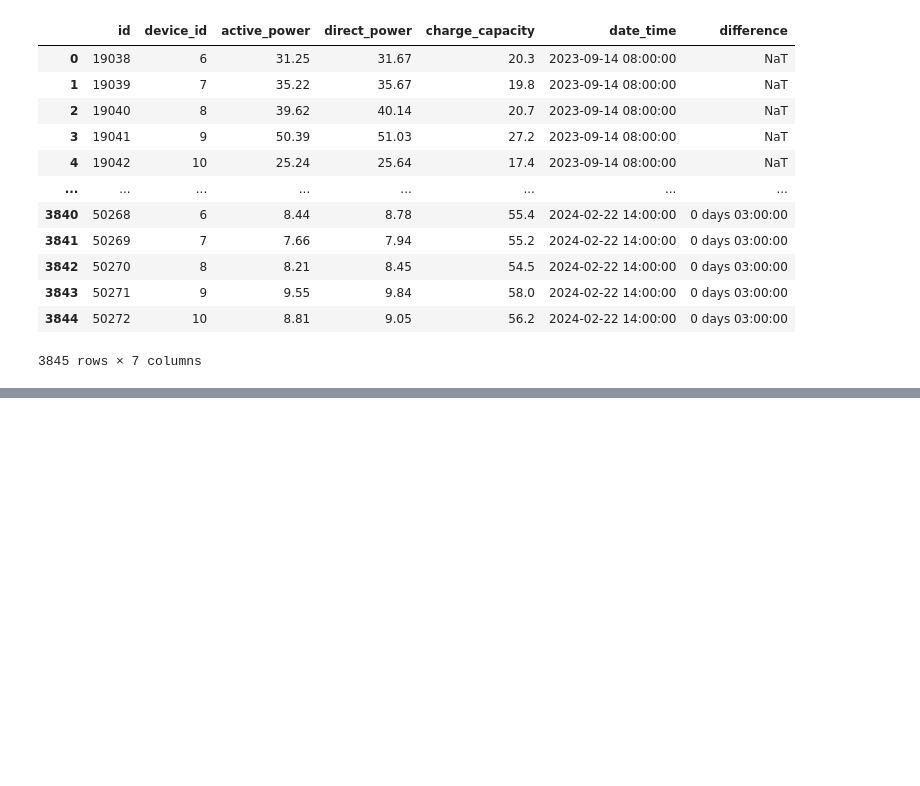
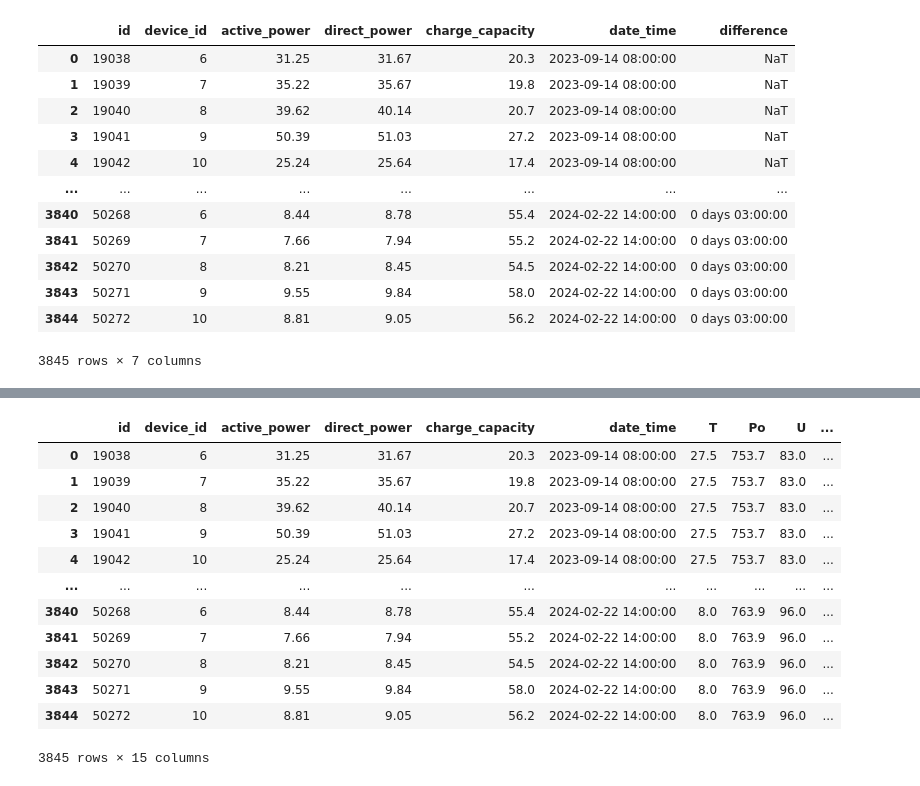
Before and after one commit to UGama/ChenTai_Power_Station, a Jupyter notebook: data_process.ipynb, the cells around one changed output, grey strips where cells are left out. Cells and saved outputs as stored; diff of their text form; code cells hidden in the pictures; blank space fills up the shorter version.

Commit message:
merged data process

```diff
--- a/data_process.ipynb
+++ b/data_process.ipynb
@@ -748,0 +813,17 @@ df_pv
+# %%
+merged_df.drop(['difference_x','difference_y'], axis=1, inplace=True)
+merged_df
+# %% [output]
+|  | id | device_id | active_power | direct_power | charge_capacity | date_time | T | Po | U | ... |
+| 0 | 19038 | 6 | 31.25 | 31.67 | 20.3 | 2023-09-14 08:00:00 | 27.5 | 753.7 | 83.0 | ... |
+| 1 | 19039 | 7 | 35.22 | 35.67 | 19.8 | 2023-09-14 08:00:00 | 27.5 | 753.7 | 83.0 | ... |
+| 2 | 19040 | 8 | 39.62 | 40.14 | 20.7 | 2023-09-14 08:00:00 | 27.5 | 753.7 | 83.0 | ... |
+| 3 | 19041 | 9 | 50.39 | 51.03 | 27.2 | 2023-09-14 08:00:00 | 27.5 | 753.7 | 83.0 | ... |
+| 4 | 19042 | 10 | 25.24 | 25.64 | 17.4 | 2023-09-14 08:00:00 | 27.5 | 753.7 | 83.0 | ... |
+| ... | ... | ... | ... | ... | ... | ... | ... | ... | ... | ... |
+| 3840 | 50268 | 6 | 8.44 | 8.78 | 55.4 | 2024-02-22 14:00:00 | 8.0 | 763.9 | 96.0 | ... |
+| 3841 | 50269 | 7 | 7.66 | 7.94 | 55.2 | 2024-02-22 14:00:00 | 8.0 | 763.9 | 96.0 | ... |
+| 3842 | 50270 | 8 | 8.21 | 8.45 | 54.5 | 2024-02-22 14:00:00 | 8.0 | 763.9 | 96.0 | ... |
+| 3843 | 50271 | 9 | 9.55 | 9.84 | 58.0 | 2024-02-22 14:00:00 | 8.0 | 763.9 | 96.0 | ... |
+| 3844 | 50272 | 10 | 8.81 | 9.05 | 56.2 | 2024-02-22 14:00:00 | 8.0 | 763.9 | 96.0 | ... |
+3845 rows × 15 columns
```
Also changed, not shown: parts of 20 cells of this notebook, 4 other files.
